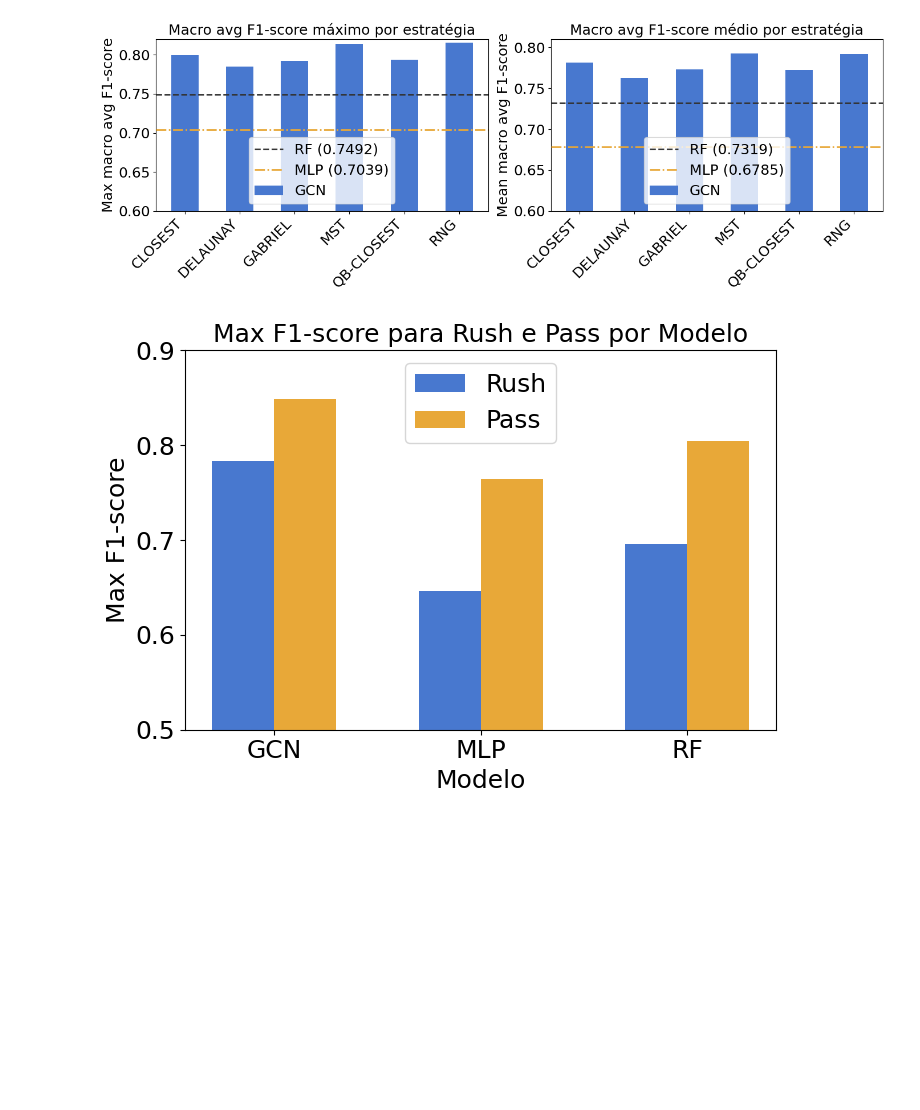
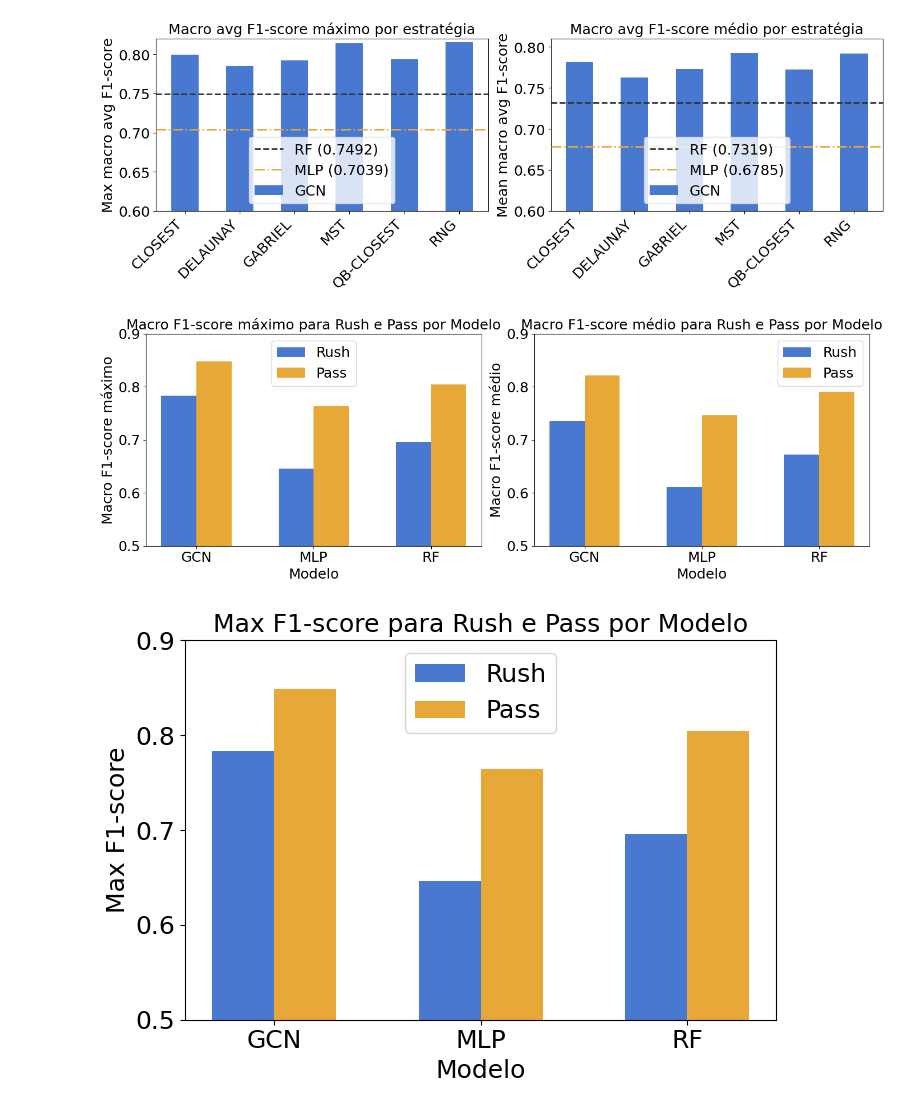
Before and after one commit to CaduRomaniello/NFL-play-classification-GNN, a Jupyter notebook: notebooks/bracis_analysis.ipynb, the cells around one changed output. Saved outputs shown, nothing was run; the diff lists cells and outputs as text; code cells hidden in the pictures; blank space fills up the shorter version.

Commit message:
feat: new visualization

```diff
--- a/notebooks/bracis_analysis.ipynb
+++ b/notebooks/bracis_analysis.ipynb
@@ -230,6 +230,65 @@ plt.savefig('../output/fig1_gcn_vs_baselines.png', dpi=300, bbox_inches='tight')
 plt.show()
 # %% [output]
 [figure]
+# %%
+# Figure 2: Max and Mean F1-score for Rush and Pass per model
+
+# Extract per-class f1-scores
+df['GCN_Rush_F1'] = df['GCN_RESULTS'].apply(lambda x: x['Rush']['f1-score'])
+df['GCN_Pass_F1'] = df['GCN_RESULTS'].apply(lambda x: x['Pass']['f1-score'])
+df['MLP_Rush_F1'] = df['MLP_RESULTS'].apply(lambda x: x['Rush']['f1-score'])
+df['MLP_Pass_F1'] = df['MLP_RESULTS'].apply(lambda x: x['Pass']['f1-score'])
+df['RF_Rush_F1'] = df['RF_RESULTS'].apply(lambda x: x['Rush']['f1-score'])
+df['RF_Pass_F1'] = df['RF_RESULTS'].apply(lambda x: x['Pass']['f1-score'])
+
+# Get the max f1-score across all runs and strategies for each model/class
+models = ['GCN', 'MLP', 'RF']
+rush_max = [df['GCN_Rush_F1'].max(), df['MLP_Rush_F1'].max(), df['RF_Rush_F1'].max()]
+pass_max = [df['GCN_Pass_F1'].max(), df['MLP_Pass_F1'].max(), df['RF_Pass_F1'].max()]
+
+# Get the mean f1-score across all runs and strategies for each model/class
+rush_mean = [df['GCN_Rush_F1'].mean(), df['MLP_Rush_F1'].mean(), df['RF_Rush_F1'].mean()]
+pass_mean = [df['GCN_Pass_F1'].mean(), df['MLP_Pass_F1'].mean(), df['RF_Pass_F1'].mean()]
+
+x = np.arange(len(models))
+width = 0.3
+
+# Criando figura com 2 subplots (1 linha, 2 colunas)
+fig, axes = plt.subplots(1, 2, figsize=(14, 5))
+
+# --- Left: Max ---
+axes[0].bar(x - width/2, rush_max, width, color='#4878CF', label='Rush')
+axes[0].bar(x + width/2, pass_max, width, color='#E8A838', label='Pass')
+
+axes[0].set_xticks(x)
+axes[0].set_xticklabels(models, fontsize=FONT_SIZE)
+axes[0].set_xlabel('Modelo', fontsize=FONT_SIZE)
+axes[0].set_ylabel('Macro F1-score máximo', fontsize=FONT_SIZE)
+axes[0].set_title('Macro F1-score máximo para Rush e Pass por Modelo', fontsize=FONT_SIZE)
+axes[0].legend(fontsize=FONT_SIZE)
+axes[0].tick_params(axis='y', labelsize=FONT_SIZE)
+axes[0].set_yticks([0.5, 0.6, 0.7, 0.8, 0.9])
+axes[0].set_ylim(0.5, 0.9)
+
+# --- Right: Mean ---
+axes[1].bar(x - width/2, rush_mean, width, color='#4878CF', label='Rush')
+axes[1].bar(x + width/2, pass_mean, width, color='#E8A838', label='Pass')
+
+axes[1].set_xticks(x)
+axes[1].set_xticklabels(models, fontsize=FONT_SIZE)
+axes[1].set_xlabel('Modelo', fontsize=FONT_SIZE)
+axes[1].set_ylabel('Macro F1-score médio', fontsize=FONT_SIZE)
+axes[1].set_title('Macro F1-score médio para Rush e Pass por Modelo', fontsize=FONT_SIZE)
+axes[1].legend(fontsize=FONT_SIZE)
+axes[1].tick_params(axis='y', labelsize=FONT_SIZE)
+axes[1].set_yticks([0.5, 0.6, 0.7, 0.8, 0.9])
+axes[1].set_ylim(0.5, 0.9)
+
+plt.tight_layout()
+plt.savefig('../output/fig2_rush_vs_pass.png', dpi=300, bbox_inches='tight')
+plt.show()
+# %% [output]
+[figure, added]
 # %%
 # Figure 2: Max F1-score for Rush and Pass per model
 
```
Also changed, not shown: parts of 1 cell of this notebook, 7 other files.
